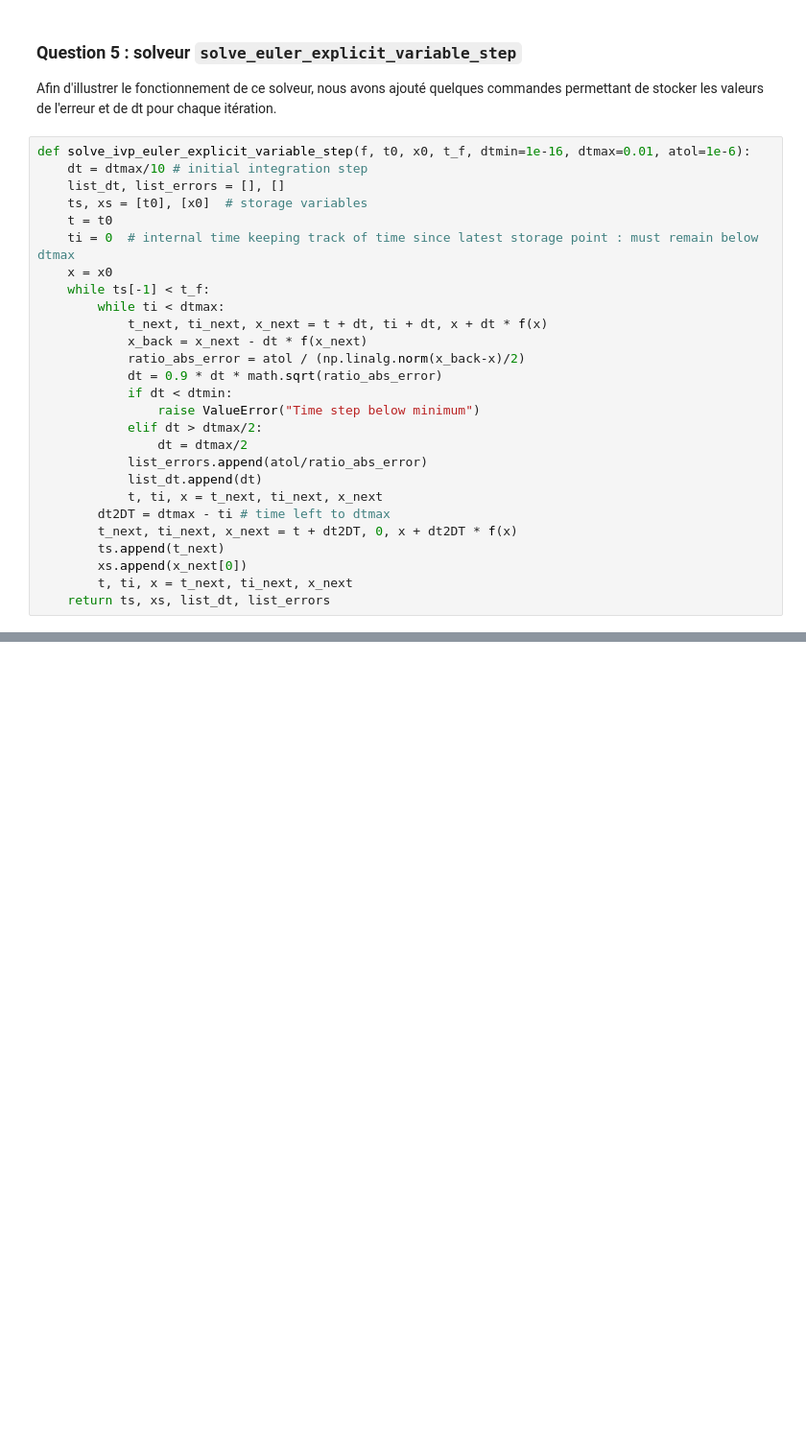
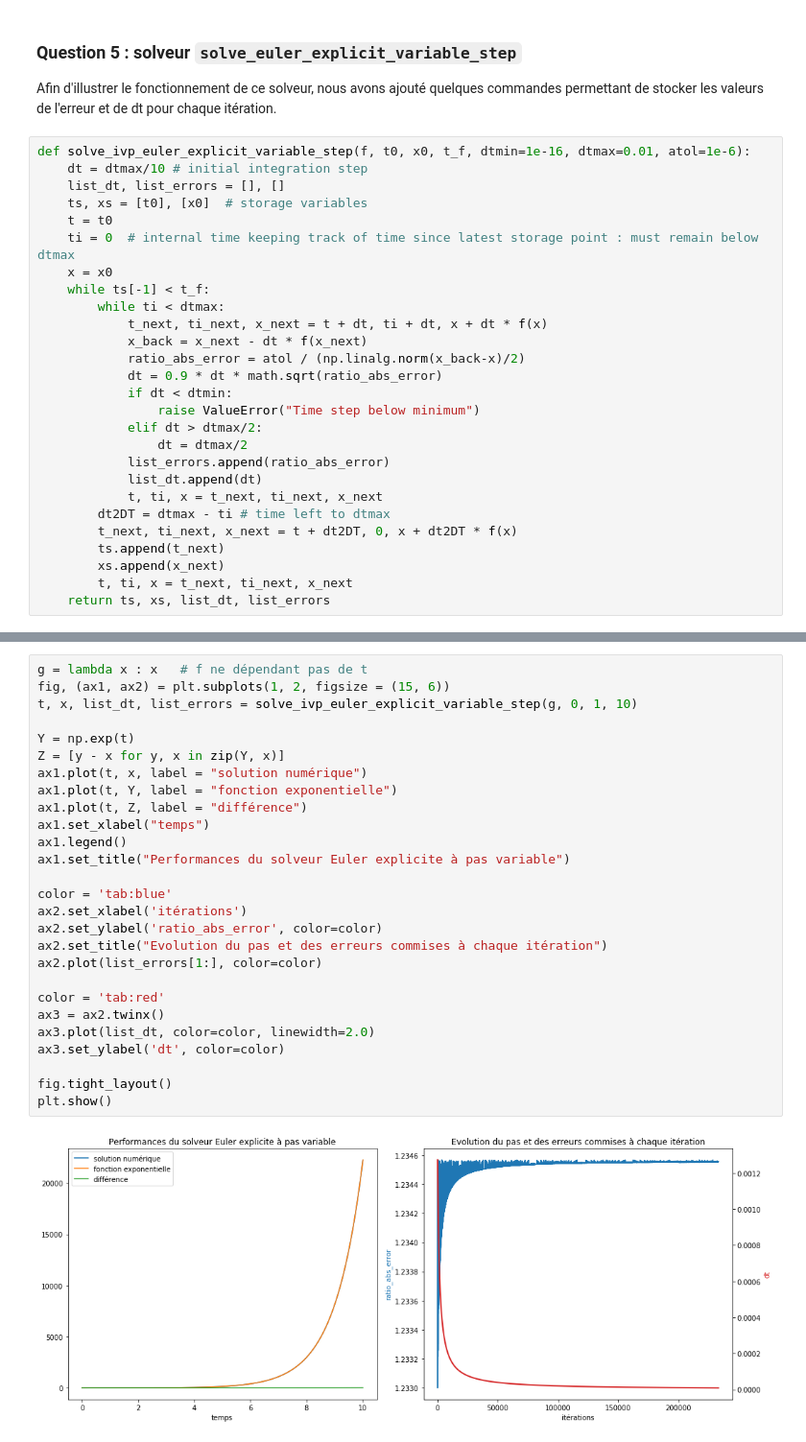
Before and after one commit to DCaperaa/Projet-numerique-II, a Jupyter notebook: Projet numerique II - Notebook.ipynb, the cells around one changed output, grey strips where cells are left out. Shown at 96% size. Drawn from its saved outputs; the diff is of its cells as text; blank space fills up the shorter version.

```diff
--- a/Projet numerique II - Notebook.ipynb
+++ b/Projet numerique II - Notebook.ipynb
@@ -150,13 +152,13 @@ def solve_ivp_euler_explicit_variable_step(f, t0, x0, t_f, dtmin=1e-16, dtmax=0.
                 raise ValueError("Time step below minimum")
             elif dt > dtmax/2:
                 dt = dtmax/2
-            list_errors.append(atol/ratio_abs_error)
+            list_errors.append(ratio_abs_error)
             list_dt.append(dt)
             t, ti, x = t_next, ti_next, x_next
         dt2DT = dtmax - ti # time left to dtmax
         t_next, ti_next, x_next = t + dt2DT, 0, x + dt2DT * f(x)
         ts.append(t_next)
-        xs.append(x_next[0])
+        xs.append(x_next)
         t, ti, x = t_next, ti_next, x_next
     return ts, xs, list_dt, list_errors
 # %% [markdown]
@@ -174,0 +179,29 @@ Ce solveur permet une résolution numérique de l'équation différentielle $\do
+# %%
+g = lambda x : x   # f ne dépendant pas de t
+fig, (ax1, ax2) = plt.subplots(1, 2, figsize = (15, 6))
+t, x, list_dt, list_errors = solve_ivp_euler_explicit_variable_step(g, 0, 1, 10)
+
+Y = np.exp(t)
+Z = [y - x for y, x in zip(Y, x)]
+ax1.plot(t, x, label = "solution numérique")
+ax1.plot(t, Y, label = "fonction exponentielle")
+ax1.plot(t, Z, label = "différence")
+ax1.set_xlabel("temps")
+ax1.legend()
+ax1.set_title("Performances du solveur Euler explicite à pas variable")
+
+color = 'tab:blue'
+ax2.set_xlabel('itérations')
+ax2.set_ylabel('ratio_abs_error', color=color)
+ax2.set_title("Evolution du pas et des erreurs commises à chaque itération")
+ax2.plot(list_errors[1:], color=color)
+
+color = 'tab:red'
+ax3 = ax2.twinx()
+ax3.plot(list_dt, color=color, linewidth=2.0)
+ax3.set_ylabel('dt', color=color)
+
+fig.tight_layout()
+plt.show()
+# %% [output]
+[figure, added]
```
Also changed, not shown: parts of 5 cells of this notebook.
